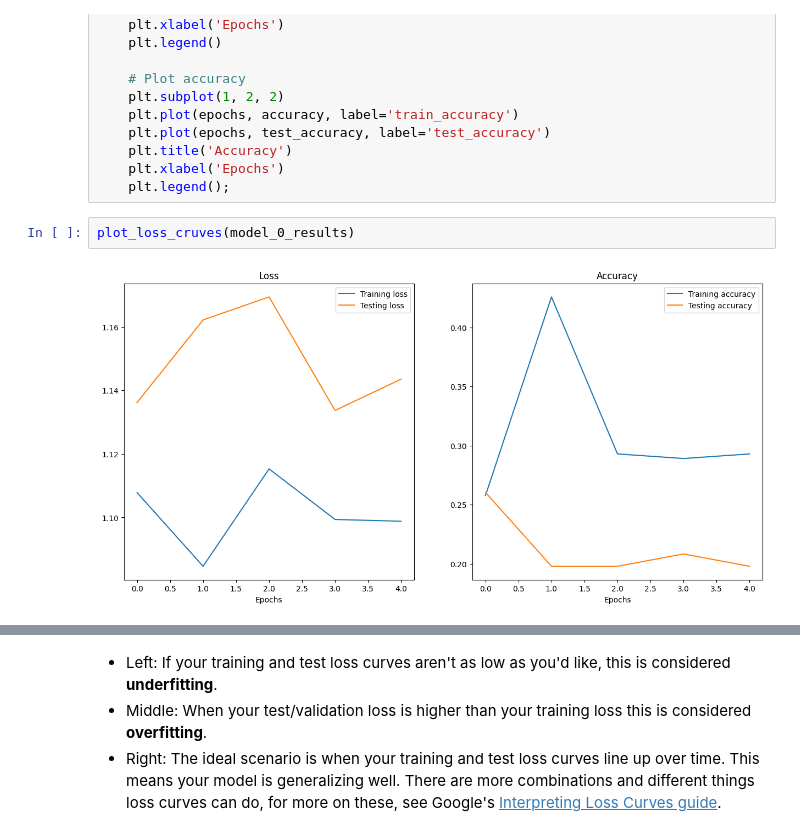
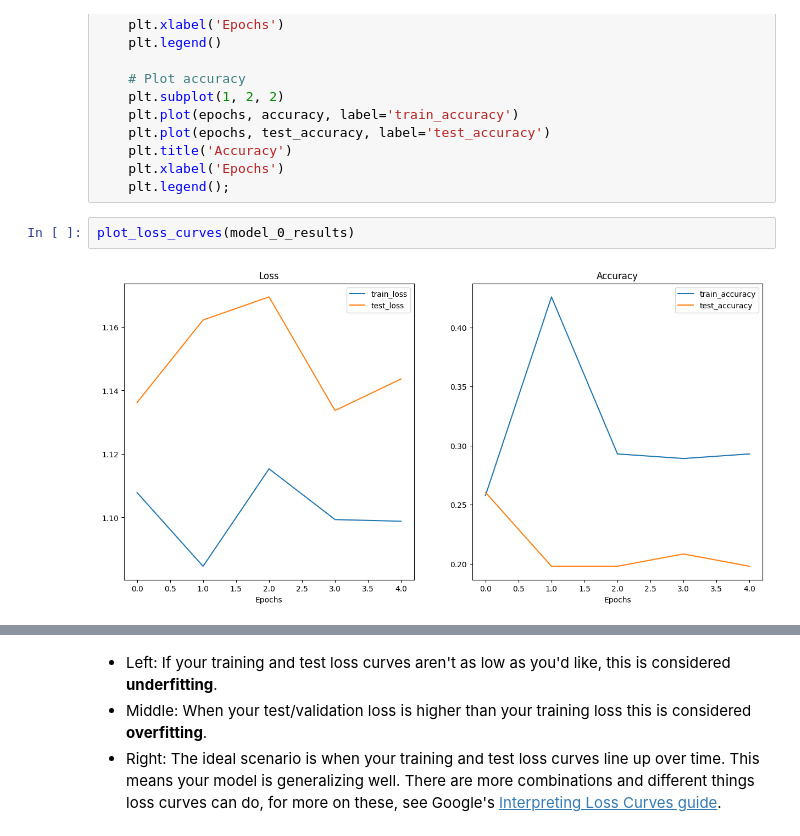
Before and after one commit to lamnhuthoa/pytorch-for-deep-learning, a Jupyter notebook: 04_pytorch_custom_datasets/04_pytorch_custom_datasets.ipynb, the cells around one changed output, grey strips where cells are left out. Drawn from its saved outputs; the diff is of its cells as text.

```diff
--- a/04_pytorch_custom_datasets/04_pytorch_custom_datasets.ipynb
+++ b/04_pytorch_custom_datasets/04_pytorch_custom_datasets.ipynb
@@ -1112,9 +1116,9 @@ def plot_loss_curves(results: Dict[str, List[float]]):
     plt.xlabel('Epochs')
     plt.legend();
 # %%
-plot_loss_cruves(model_0_results)
+plot_loss_curves(model_0_results)
 # %% [output]
-[figure, old version]
+[figure, new version]
 # %% [markdown]
 ### 8. What should an ideal loss curve look like?
 
```
Also changed, not shown: parts of 40 cells of this notebook, 2 other files.
